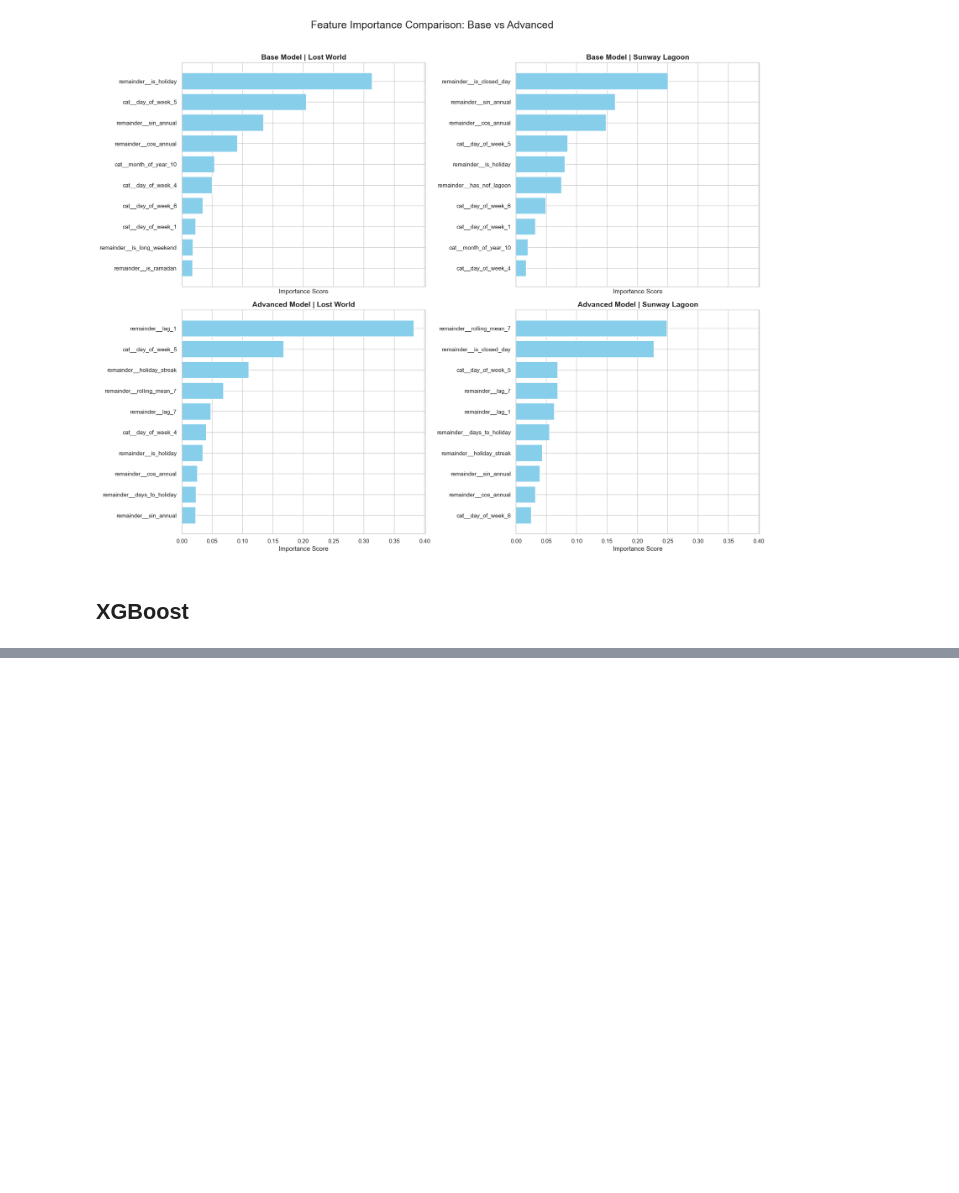
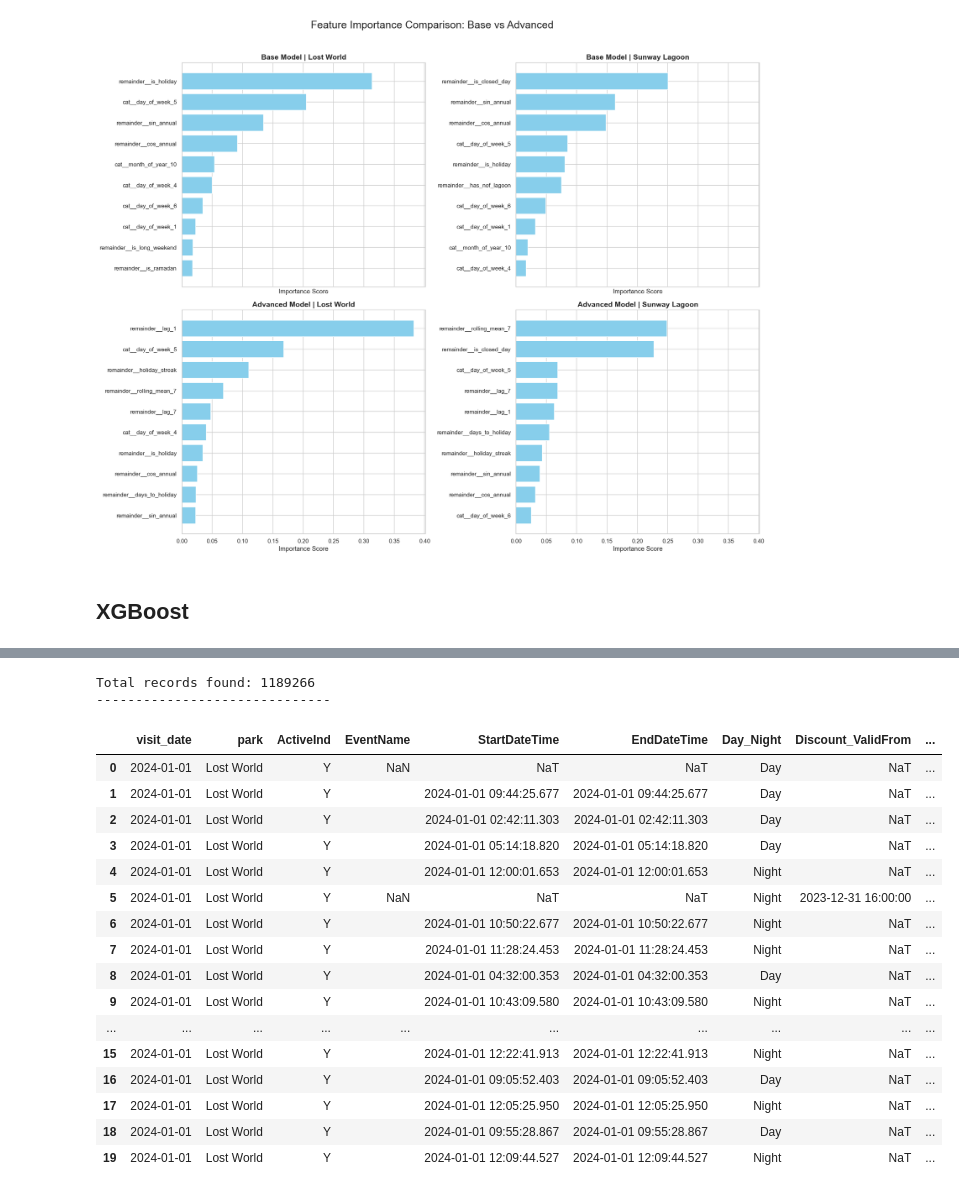
Before and after one commit to henrytansunway/sunway-theme-park, a Jupyter notebook: modi_demand_model.ipynb, the cells around one changed output, grey strips where cells are left out. Saved outputs shown, nothing was run; the diff lists cells and outputs as text; code cells hidden in the pictures; blank space fills up the shorter version.

```diff
--- a/modi_demand_model.ipynb
+++ b/modi_demand_model.ipynb
@@ -688,0 +1266,60 @@ plt.show()
+# %%
+# Extracting the 'Extra Information' view with visitor counts
+extra_info_sql = f"""
+SELECT
+    CAST(TranDate + INTERVAL '8 hours' AS DATE) AS visit_date,
+    CASE
+        WHEN Environment = 1 THEN 'Sunway Lagoon'
+        WHEN Environment = 2 THEN 'Lost World'
+    END AS park,
+    ActiveInd,
+    EventName,
+    StartDateTime,
+    EndDateTime,
+    Day_Night,
+    Discount_ValidFrom,
+    Discount_ValidThru,
+    DiscountName,
+    -- Aggregate metric
+    CAST(SUM(Complete_QTY) AS INT) AS visitors
+FROM theme_park_database
+WHERE Environment IN {CONFIG['PARK_ENVIRONMENTS']}
+  AND TranDate >= TIMESTAMP '{CONFIG['TRAIN_START_TS']}'
+  AND TranDate <  TIMESTAMP '{CONFIG['TRAIN_END_TS_EXCLUSIVE']}'
+GROUP BY
+    1, 2, 3, 4, 5, 6, 7, 8, 9, 10
+ORDER BY
+    visit_date ASC,
+    park ASC
+"""
+
+# Execute and load into a diagnostic DataFrame
+df_extra_check = con.execute(extra_info_sql).df()
+
+# Basic preprocessing for readability
+df_extra_check['visit_date'] = pd.to_datetime(df_extra_check['visit_date'])
+
+# Display the structure
+print(f"Total records found: {len(df_extra_check)}")
+print("-" * 30)
+display(df_extra_check.head(20))
+# %% [output]
+Total records found: 1189266
+------------------------------
+|  | visit_date | park | ActiveInd | EventName | StartDateTime | EndDateTime | Day_Night | Discount_ValidFrom | ... |
+| 0 | 2024-01-01 | Lost World | Y | NaN | NaT | NaT | Day | NaT | ... |
+| 1 | 2024-01-01 | Lost World | Y |  | 2024-01-01 09:44:25.677 | 2024-01-01 09:44:25.677 | Day | NaT | ... |
+| 2 | 2024-01-01 | Lost World | Y |  | 2024-01-01 02:42:11.303 | 2024-01-01 02:42:11.303 | Day | NaT | ... |
+| 3 | 2024-01-01 | Lost World | Y |  | 2024-01-01 05:14:18.820 | 2024-01-01 05:14:18.820 | Day | NaT | ... |
+| 4 | 2024-01-01 | Lost World | Y |  | 2024-01-01 12:00:01.653 | 2024-01-01 12:00:01.653 | Night | NaT | ... |
+| 5 | 2024-01-01 | Lost World | Y | NaN | NaT | NaT | Night | 2023-12-31 16:00:00 | ... |
+| 6 | 2024-01-01 | Lost World | Y |  | 2024-01-01 10:50:22.677 | 2024-01-01 10:50:22.677 | Night | NaT | ... |
+| 7 | 2024-01-01 | Lost World | Y |  | 2024-01-01 11:28:24.453 | 2024-01-01 11:28:24.453 | Night | NaT | ... |
+| 8 | 2024-01-01 | Lost World | Y |  | 2024-01-01 04:32:00.353 | 2024-01-01 04:32:00.353 | Day | NaT | ... |
+| 9 | 2024-01-01 | Lost World | Y |  | 2024-01-01 10:43:09.580 | 2024-01-01 10:43:09.580 | Night | NaT | ... |
+| ... | ... | ... | ... | ... | ... | ... | ... | ... | ... |
+| 15 | 2024-01-01 | Lost World | Y |  | 2024-01-01 12:22:41.913 | 2024-01-01 12:22:41.913 | Night | NaT | ... |
+| 16 | 2024-01-01 | Lost World | Y |  | 2024-01-01 09:05:52.403 | 2024-01-01 09:05:52.403 | Day | NaT | ... |
+| 17 | 2024-01-01 | Lost World | Y |  | 2024-01-01 12:05:25.950 | 2024-01-01 12:05:25.950 | Night | NaT | ... |
+| 18 | 2024-01-01 | Lost World | Y |  | 2024-01-01 09:55:28.867 | 2024-01-01 09:55:28.867 | Day | NaT | ... |
+| 19 | 2024-01-01 | Lost World | Y |  | 2024-01-01 12:09:44.527 | 2024-01-01 12:09:44.527 | Night | NaT | ... |
```
Also changed, not shown: parts of 86 cells of this notebook.
